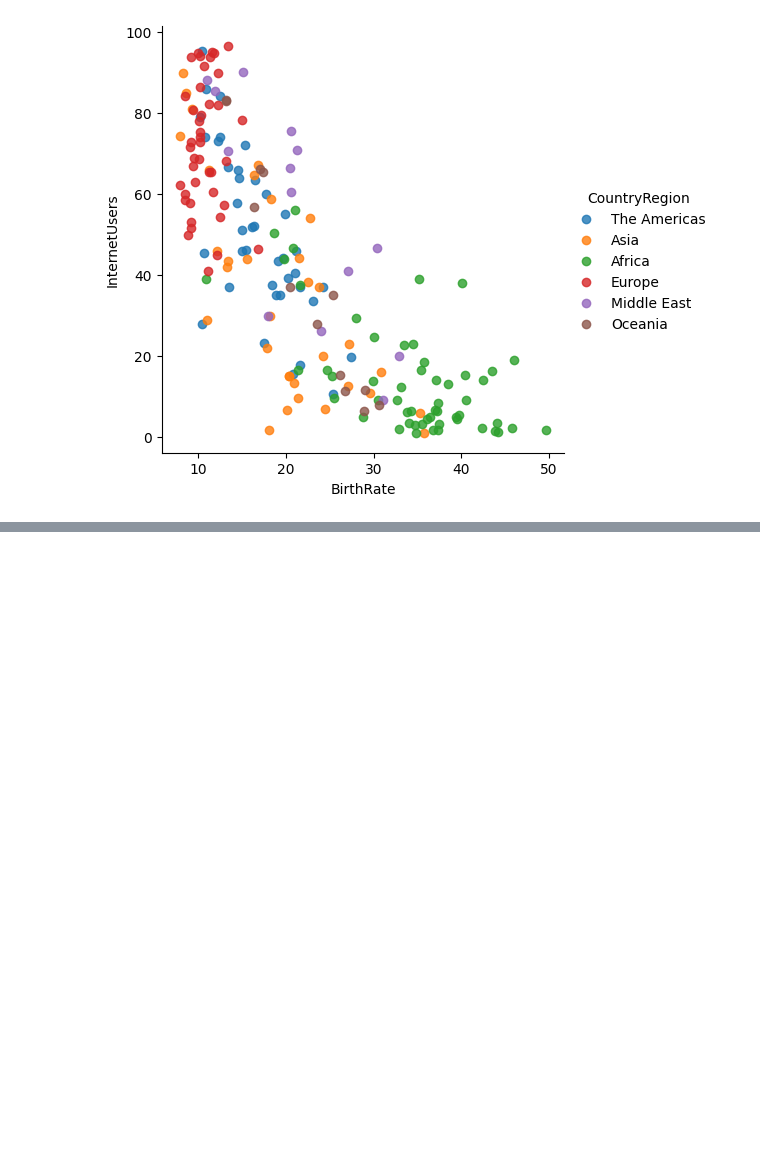
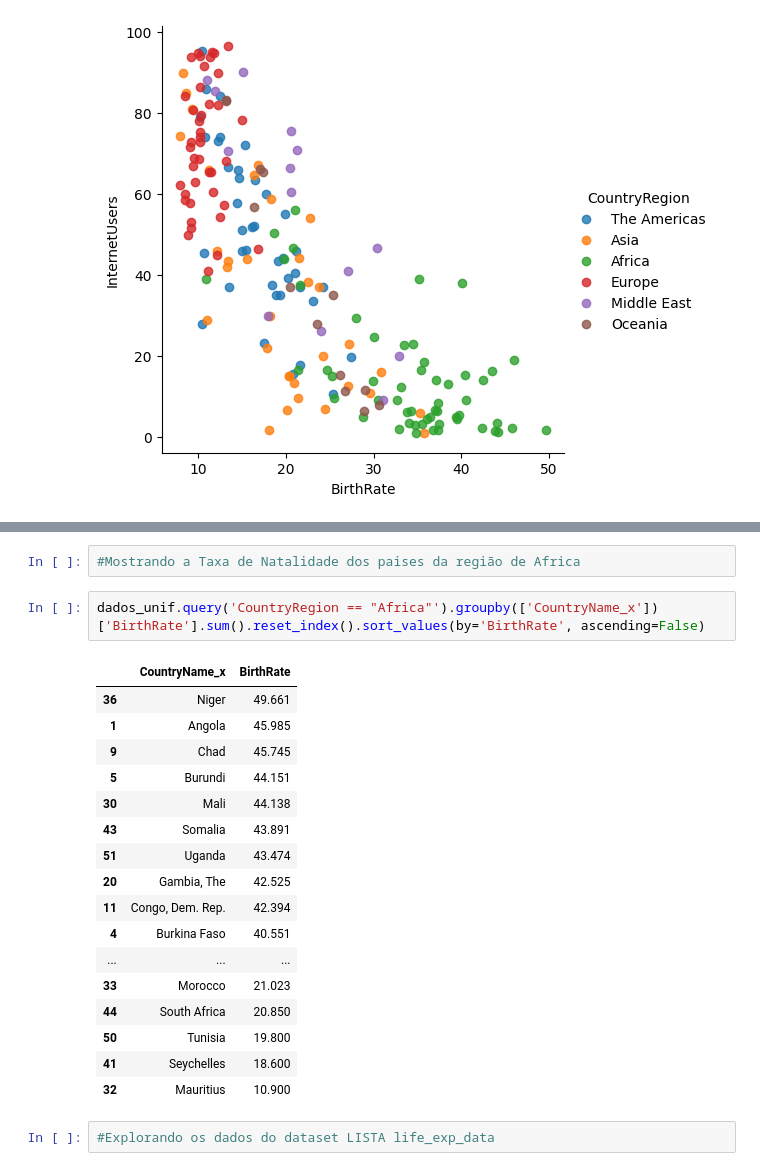
Before and after one commit to Gcango/Expectativa_de_Vida_e_Taxa_de_Fertilidade, a Jupyter notebook: Analise_Expec_Fertilidade.ipynb, the cells around one changed output, grey strips where cells are left out. Saved outputs shown, nothing was run; the diff lists cells and outputs as text; blank space fills up the shorter version.

```diff
--- a/Analise_Expec_Fertilidade.ipynb
+++ b/Analise_Expec_Fertilidade.ipynb
@@ -151,0 +285,24 @@ vis2 = sns.lmplot(data = dados_unif, x = 'BirthRate', y = 'InternetUsers', fit_r
+# %%
+#Mostrando a Taxa de Natalidade dos paises da região de Africa
+# %%
+dados_unif.query('CountryRegion == "Africa"').groupby(['CountryName_x'])['BirthRate'].sum().reset_index().sort_values(by='BirthRate', ascending=False)
+# %% [output]
+|  | CountryName_x | BirthRate |
+| 36 | Niger | 49.661 |
+| 1 | Angola | 45.985 |
+| 9 | Chad | 45.745 |
+| 5 | Burundi | 44.151 |
+| 30 | Mali | 44.138 |
+| 43 | Somalia | 43.891 |
+| 51 | Uganda | 43.474 |
+| 20 | Gambia, The | 42.525 |
+| 11 | Congo, Dem. Rep. | 42.394 |
+| 4 | Burkina Faso | 40.551 |
+| ... | ... | ... |
+| 33 | Morocco | 21.023 |
+| 44 | South Africa | 20.850 |
+| 50 | Tunisia | 19.800 |
+| 41 | Seychelles | 18.600 |
+| 32 | Mauritius | 10.900 |
+# %%
+#Explorando os dados do dataset LISTA life_exp_data
```
Also changed, not shown: parts of 23 cells of this notebook.
